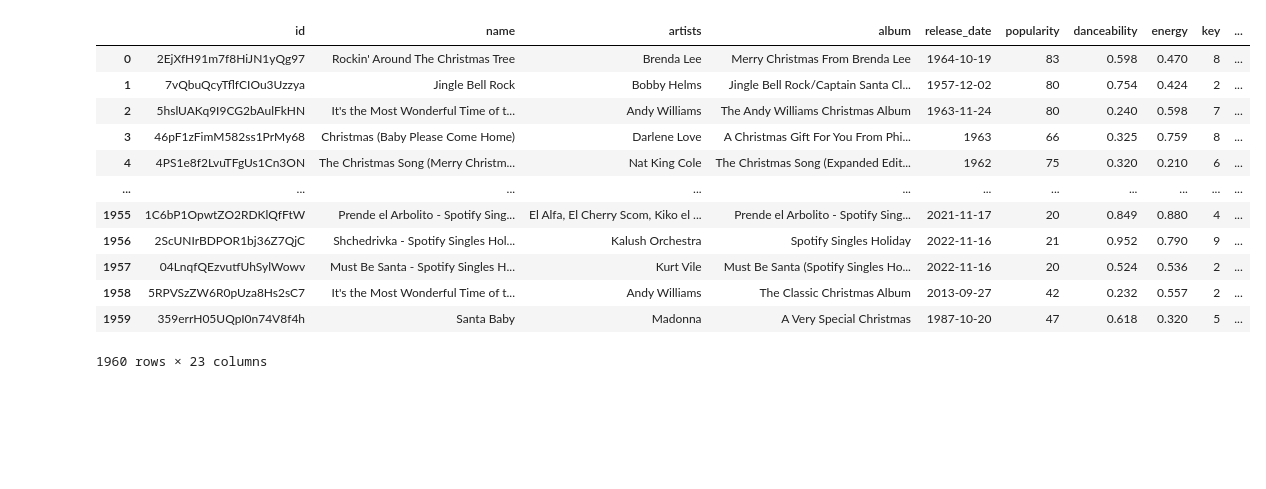
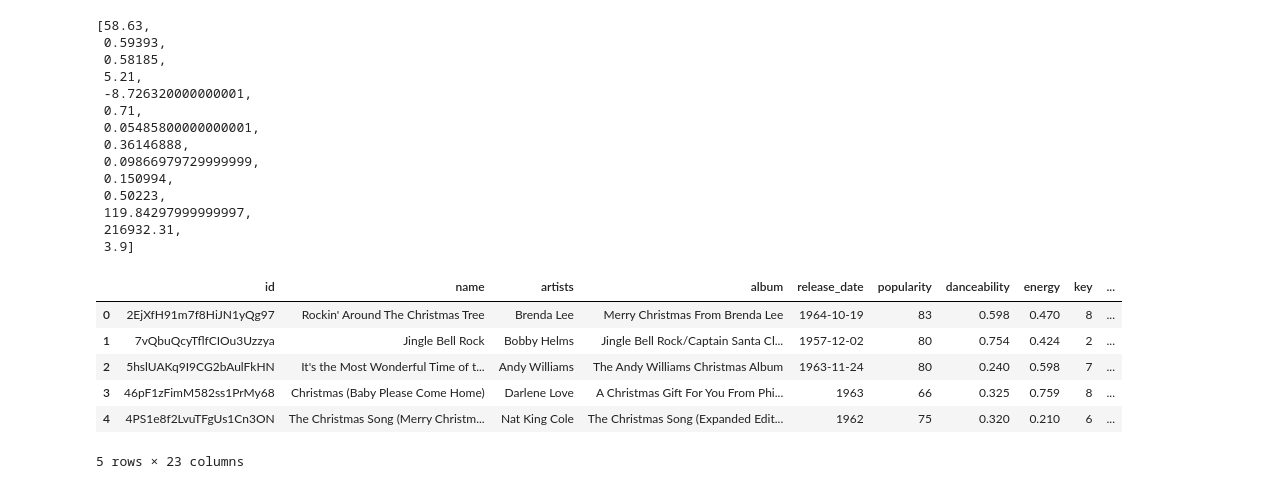
Before and after one commit to oliviacandelaria/Christmas-Song-Recommender, a Jupyter notebook: RecommenderProj.ipynb, the cells around one changed output. Saved outputs shown, nothing was run; the diff lists cells and outputs as text; code cells hidden in the pictures; blank space fills up the shorter version.

```diff
--- a/RecommenderProj.ipynb
+++ b/RecommenderProj.ipynb
@@ -6,17 +38,31 @@ liked_songs
+# %%
+user_vector = [popularity_avg,danceability_avg,energy_avg,key_avg,loudness_avg,mode_avg,speechiness_avg,acousticness_avg,
+                instrumentalness_avg,liveness_avg,valence_avg,tempo_avg,duration_avg,time_avg]
+user_vector
+# %% [output]
+[58.63,
+ 0.59393,
+ 0.58185,
+ 5.21,
+ -8.726320000000001,
+ 0.71,
+ 0.05485800000000001,
+ 0.36146888,
+ 0.09866979729999999,
+ 0.150994,
+ 0.50223,
+ 119.84297999999997,
+ 216932.31,
+ 3.9]
 # %%
+# Load Christmas playlist data from Spotify API extraction
 xmas_data = pd.read_csv('Project Data/xmas_data.csv')
-xmas_data
+(xmas_data.head())
 # %% [output]
 |  | id | name | artists | album | release_date | popularity | danceability | energy | key | ... |
 | 0 | 2EjXfH91m7f8HiJN1yQg97 | Rockin' Around The Christmas Tree | Brenda Lee | Merry Christmas From Brenda Lee | 1964-10-19 | 83 | 0.598 | 0.470 | 8 | ... |
 | 1 | 7vQbuQcyTflfCIOu3Uzzya | Jingle Bell Rock | Bobby Helms | Jingle Bell Rock/Captain Santa Cl... | 1957-12-02 | 80 | 0.754 | 0.424 | 2 | ... |
 | 2 | 5hslUAKq9I9CG2bAulFkHN | It's the Most Wonderful Time of t... | Andy Williams | The Andy Williams Christmas Album | 1963-11-24 | 80 | 0.240 | 0.598 | 7 | ... |
 | 3 | 46pF1zFimM582ss1PrMy68 | Christmas (Baby Please Come Home) | Darlene Love | A Christmas Gift For You From Phi... | 1963 | 66 | 0.325 | 0.759 | 8 | ... |
 | 4 | 4PS1e8f2LvuTFgUs1Cn3ON | The Christmas Song (Merry Christm... | Nat King Cole | The Christmas Song (Expanded Edit... | 1962 | 75 | 0.320 | 0.210 | 6 | ... |
-| ... | ... | ... | ... | ... | ... | ... | ... | ... | ... | ... |
-| 1955 | 1C6bP1OpwtZO2RDKlQfFtW | Prende el Arbolito - Spotify Sing... | El Alfa, El Cherry Scom, Kiko el ... | Prende el Arbolito - Spotify Sing... | 2021-11-17 | 20 | 0.849 | 0.880 | 4 | ... |
-| 1956 | 2ScUNIrBDPOR1bj36Z7QjC | Shchedrivka - Spotify Singles Hol... | Kalush Orchestra | Spotify Singles Holiday | 2022-11-16 | 21 | 0.952 | 0.790 | 9 | ... |
-| 1957 | 04LnqfQEzvutfUhSylWowv | Must Be Santa - Spotify Singles H... | Kurt Vile | Must Be Santa (Spotify Singles Ho... | 2022-11-16 | 20 | 0.524 | 0.536 | 2 | ... |
-| 1958 | 5RPVSzZW6R0pUza8Hs2sC7 | It's the Most Wonderful Time of t... | Andy Williams | The Classic Christmas Album | 2013-09-27 | 42 | 0.232 | 0.557 | 2 | ... |
-| 1959 | 359errH05UQpI0n74V8f4h | Santa Baby | Madonna | A Very Special Christmas | 1987-10-20 | 47 | 0.618 | 0.320 | 5 | ... |
-1960 rows × 23 columns
+5 rows × 23 columns
```
Also changed, not shown: parts of 12 cells of this notebook, 2 other files.
